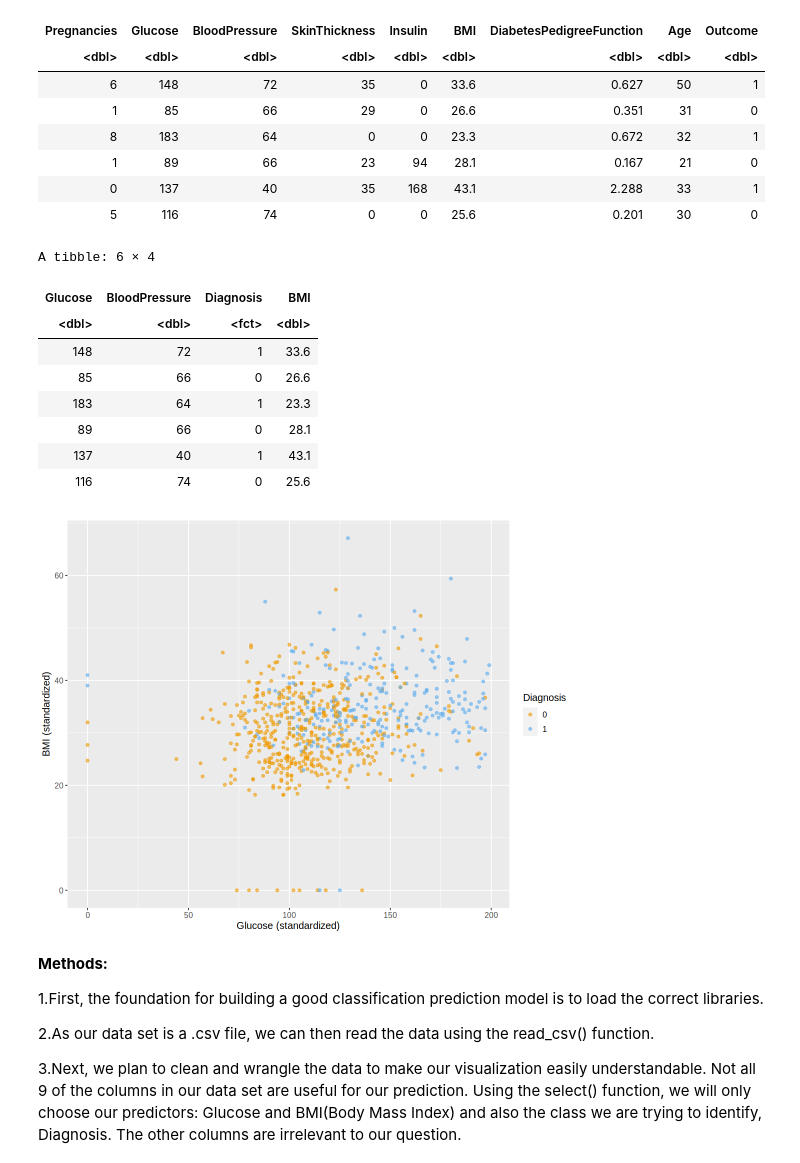
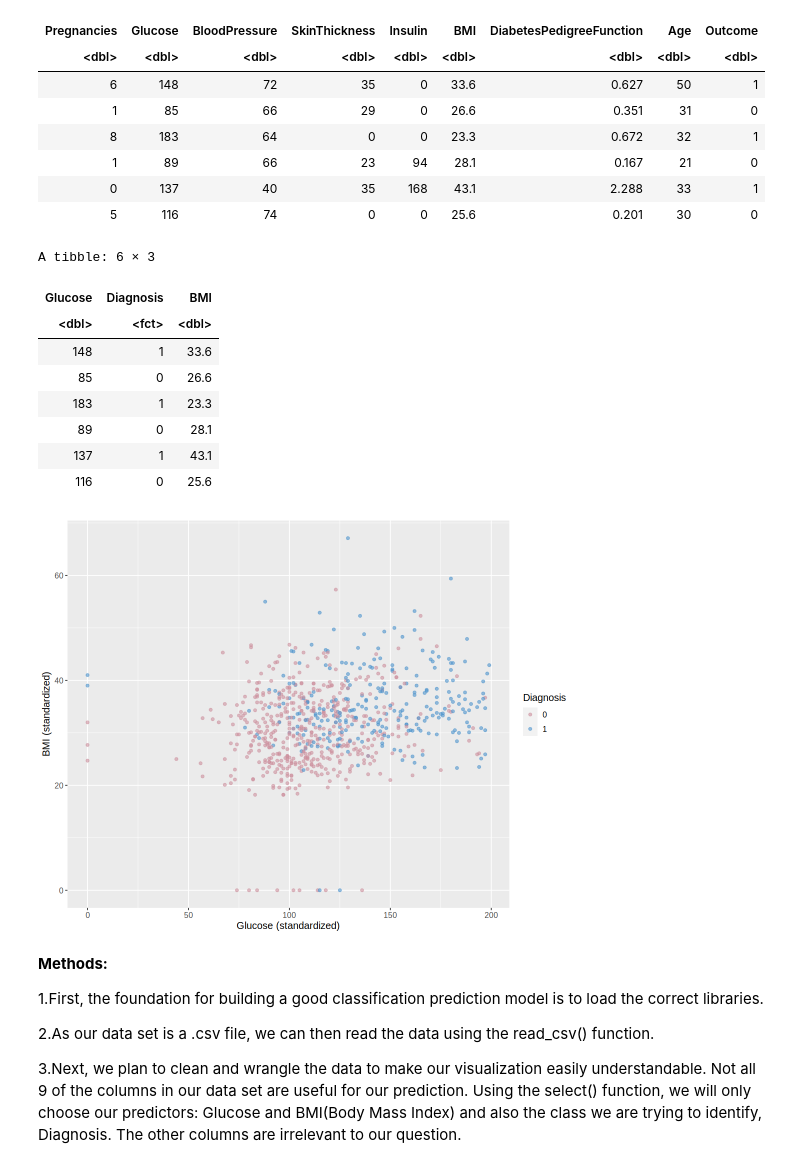
Before and after one commit to asnbl/dsci-100-2023-24W-group-16, a Jupyter notebook: Group project proposal.ipynb, the cells around one changed output. Saved outputs shown, nothing was run; the diff lists cells and outputs as text; code cells hidden in the pictures.

```diff
--- a/Group project proposal.ipynb
+++ b/Group project proposal.ipynb
@@ -58,38 +58,35 @@ A tibble: 6 × 9
 | 5 | 116 | 74 | 0 | 0 | 25.6 | 0.201 | 30 | 0 |
 # %%
 diabetes_clean <- diabetes |>
-    select(Glucose, BloodPressure, Outcome,BMI) |>
-    mutate(Outcome = as_factor(Outcome)) |>
+    select(Glucose,Outcome,BMI) |>
     mutate(Outcome = as_factor(Outcome)) |>
     rename("Diagnosis" = Outcome)
 
 head(diabetes_clean)
 # %% [output]
-A tibble: 6 × 4
+A tibble: 6 × 3
-| Glucose | BloodPressure | Diagnosis | BMI |
-| <dbl> | <dbl> | <fct> | <dbl> |
-| 148 | 72 | 1 | 33.6 |
-| 85 | 66 | 0 | 26.6 |
-| 183 | 64 | 1 | 23.3 |
-| 89 | 66 | 0 | 28.1 |
-| 137 | 40 | 1 | 43.1 |
-| 116 | 74 | 0 | 25.6 |
+| Glucose | Diagnosis | BMI |
+| <dbl> | <fct> | <dbl> |
+| 148 | 1 | 33.6 |
+| 85 | 0 | 26.6 |
+| 183 | 1 | 23.3 |
+| 89 | 0 | 28.1 |
+| 137 | 1 | 43.1 |
+| 116 | 0 | 25.6 |
 # %%
 options(repr.plot.width = 9, repr.plot.height = 7)
 
 diabetes_plot <- diabetes_clean |>
    ggplot(aes(x = Glucose, y = BMI, color = Diagnosis)) +
    geom_point(alpha = 0.6) +
    labs(x = "Glucose (standardized)",
         y = "BMI (standardized)",
         color = "Diagnosis") +
-scale_color_manual(values = c("orange2","steelblue2")) +
+scale_color_manual(values = c("pink3","steelblue3")) +
 theme(text = element_text(size = 12))
 diabetes_plot
-#"BMI (standardized)"
-#"Glucose (standardized)"
 # %% [output]
-[figure, old version]
+[figure, new version]
 # %% [markdown]
 **Methods:**
 
```
